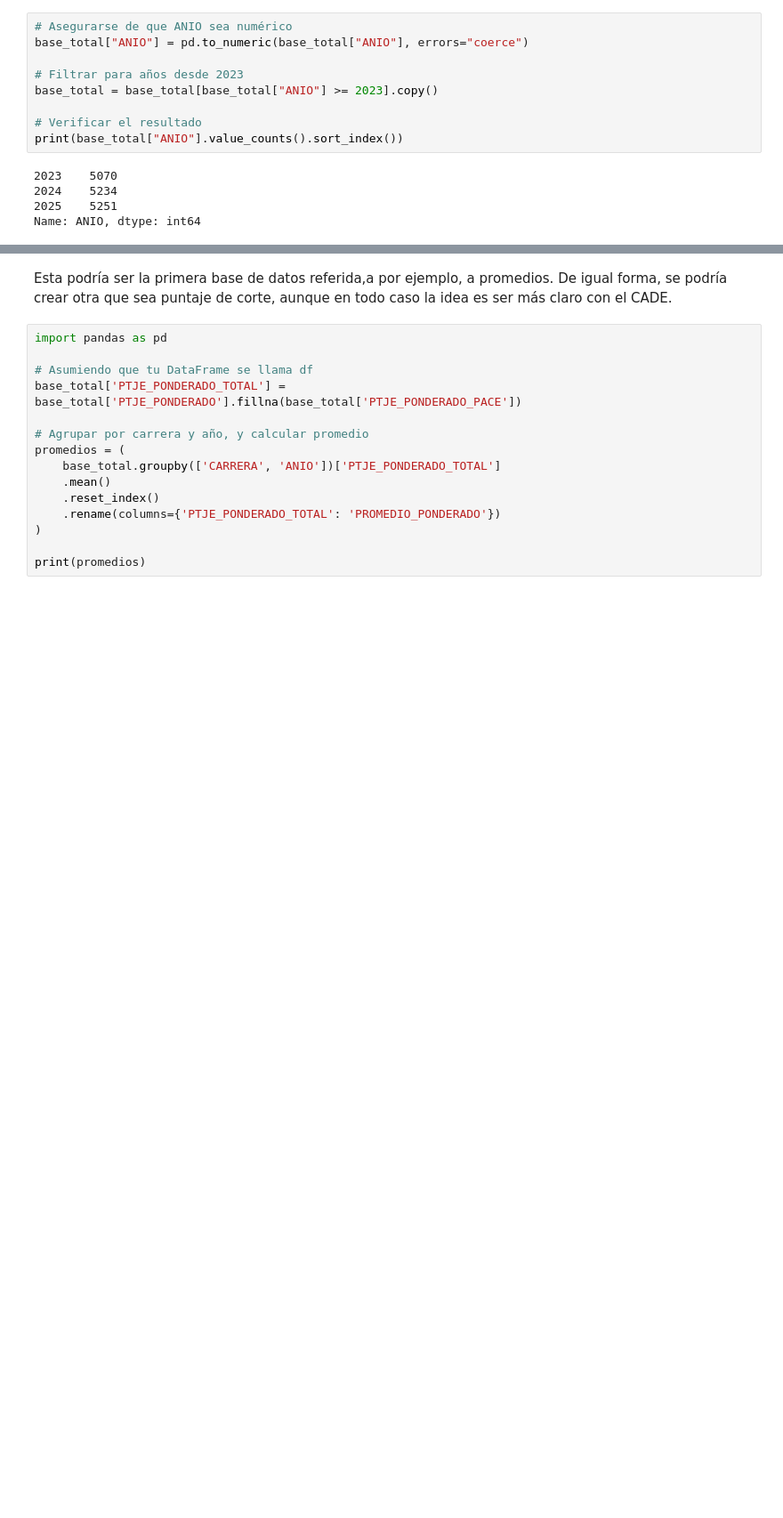
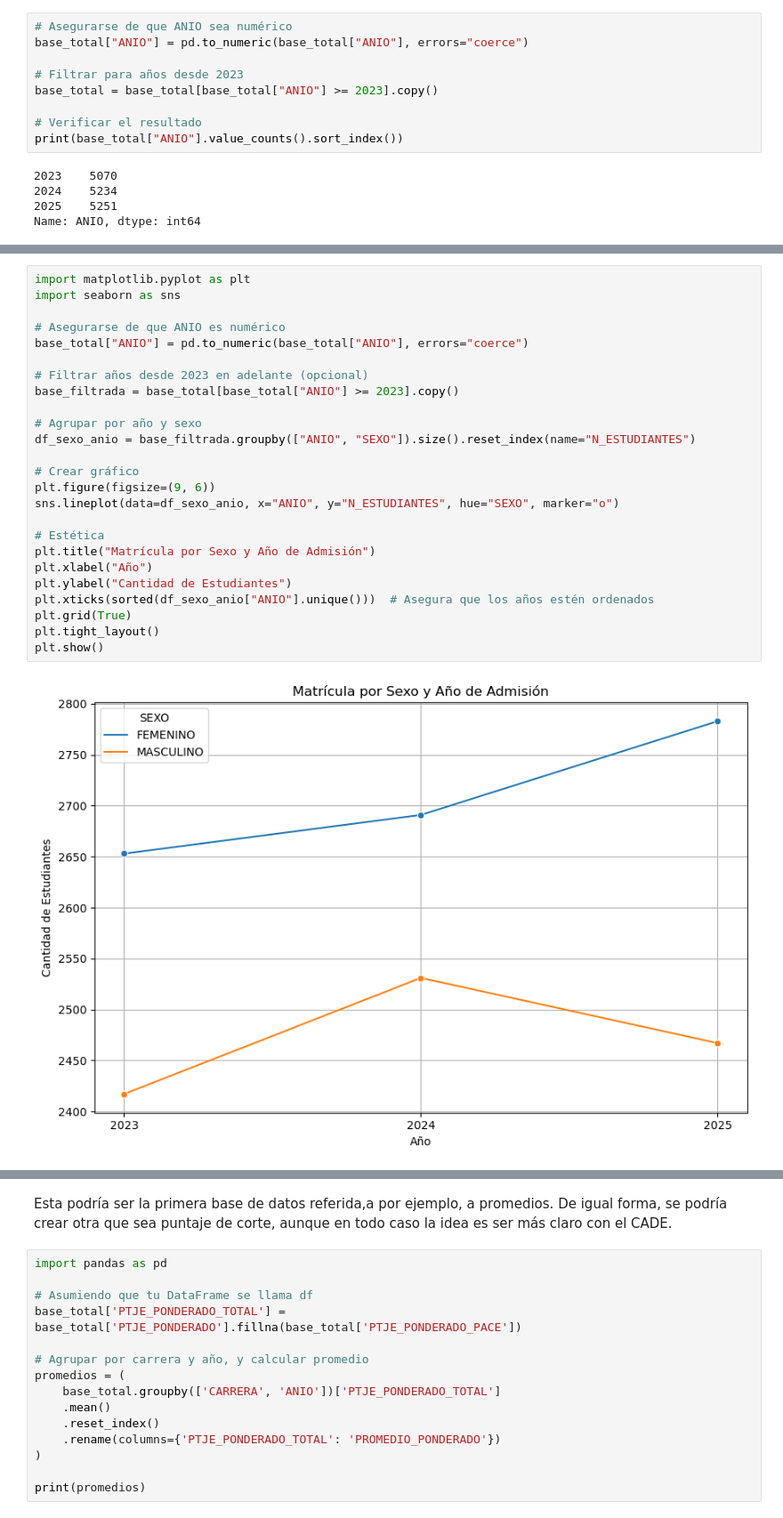
Before and after one commit to matdknu/dataviz_fw, a Jupyter notebook: 02-dataviz.ipynb, the cells around one changed output, grey strips where cells are left out. Shown at 89% size. Drawn from its saved outputs; the diff is of its cells as text; blank space fills up the shorter version.

```diff
--- a/02-dataviz.ipynb
+++ b/02-dataviz.ipynb
@@ -52,0 +80,27 @@ Name: ANIO, dtype: int64
+# %%
+import matplotlib.pyplot as plt
+import seaborn as sns
+
+# Asegurarse de que ANIO es numérico
+base_total["ANIO"] = pd.to_numeric(base_total["ANIO"], errors="coerce")
+
+# Filtrar años desde 2023 en adelante (opcional)
+base_filtrada = base_total[base_total["ANIO"] >= 2023].copy()
+
+# Agrupar por año y sexo
+df_sexo_anio = base_filtrada.groupby(["ANIO", "SEXO"]).size().reset_index(name="N_ESTUDIANTES")
+
+# Crear gráfico
+plt.figure(figsize=(9, 6))
+sns.lineplot(data=df_sexo_anio, x="ANIO", y="N_ESTUDIANTES", hue="SEXO", marker="o")
+
+# Estética
+plt.title("Matrícula por Sexo y Año de Admisión")
+plt.xlabel("Año")
+plt.ylabel("Cantidad de Estudiantes")
+plt.xticks(sorted(df_sexo_anio["ANIO"].unique()))  # Asegura que los años estén ordenados
+plt.grid(True)
+plt.tight_layout()
+plt.show()
+# %% [output]
+[figure, added]
```
Also changed, not shown: parts of 31 cells of this notebook, 1 other file.
